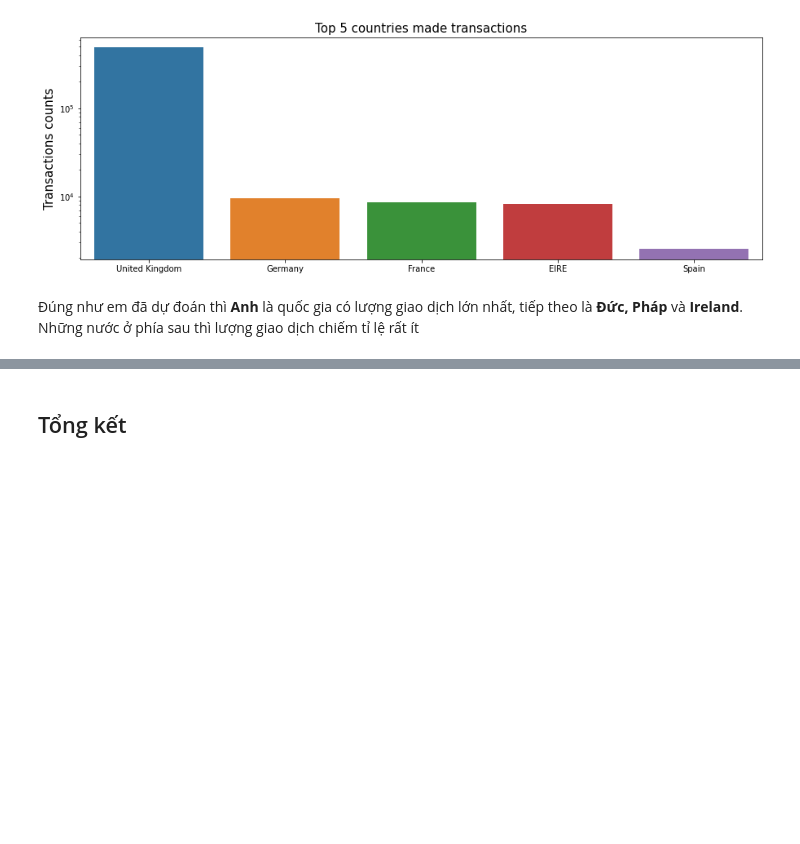
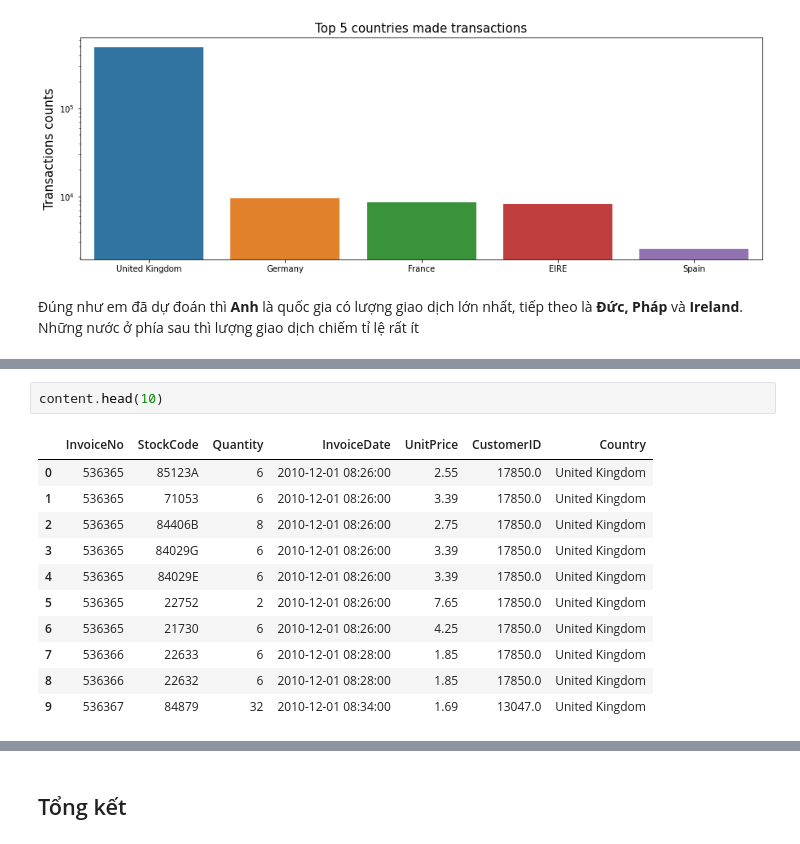
Before and after one commit to hudavn/G12-P4DS-Final, a Jupyter notebook: G12_FinalProject.ipynb, the cells around one changed output, grey strips where cells are left out. Saved outputs shown, nothing was run; the diff lists cells and outputs as text; blank space fills up the shorter version.

```diff
--- a/G12_FinalProject.ipynb
+++ b/G12_FinalProject.ipynb
@@ -293,0 +320,14 @@ plt.show()
+# %%
+content.head(10)
+# %% [output]
+|  | InvoiceNo | StockCode | Quantity | InvoiceDate | UnitPrice | CustomerID | Country |
+| 0 | 536365 | 85123A | 6 | 2010-12-01 08:26:00 | 2.55 | 17850.0 | United Kingdom |
+| 1 | 536365 | 71053 | 6 | 2010-12-01 08:26:00 | 3.39 | 17850.0 | United Kingdom |
+| 2 | 536365 | 84406B | 8 | 2010-12-01 08:26:00 | 2.75 | 17850.0 | United Kingdom |
+| 3 | 536365 | 84029G | 6 | 2010-12-01 08:26:00 | 3.39 | 17850.0 | United Kingdom |
+| 4 | 536365 | 84029E | 6 | 2010-12-01 08:26:00 | 3.39 | 17850.0 | United Kingdom |
+| 5 | 536365 | 22752 | 2 | 2010-12-01 08:26:00 | 7.65 | 17850.0 | United Kingdom |
+| 6 | 536365 | 21730 | 6 | 2010-12-01 08:26:00 | 4.25 | 17850.0 | United Kingdom |
+| 7 | 536366 | 22633 | 6 | 2010-12-01 08:28:00 | 1.85 | 17850.0 | United Kingdom |
+| 8 | 536366 | 22632 | 6 | 2010-12-01 08:28:00 | 1.85 | 17850.0 | United Kingdom |
+| 9 | 536367 | 84879 | 32 | 2010-12-01 08:34:00 | 1.69 | 13047.0 | United Kingdom |
```
Also changed, not shown: parts of 13 cells of this notebook.
